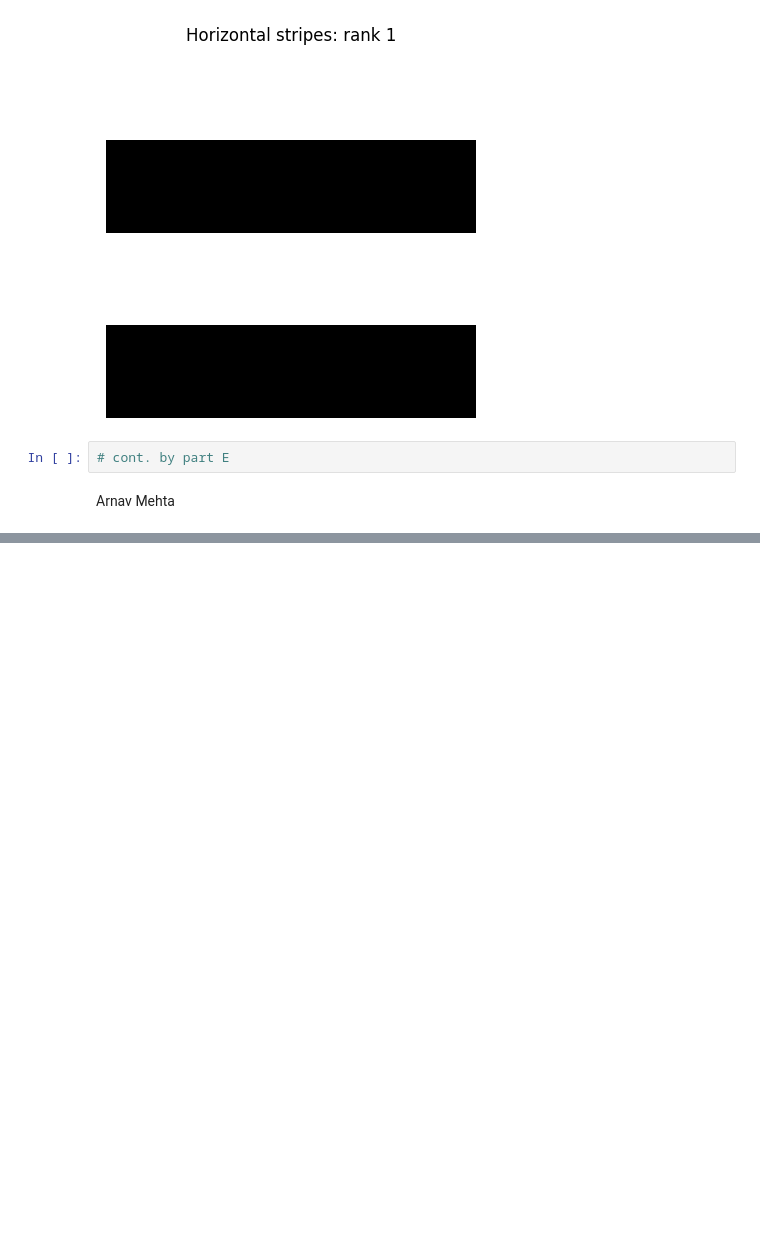
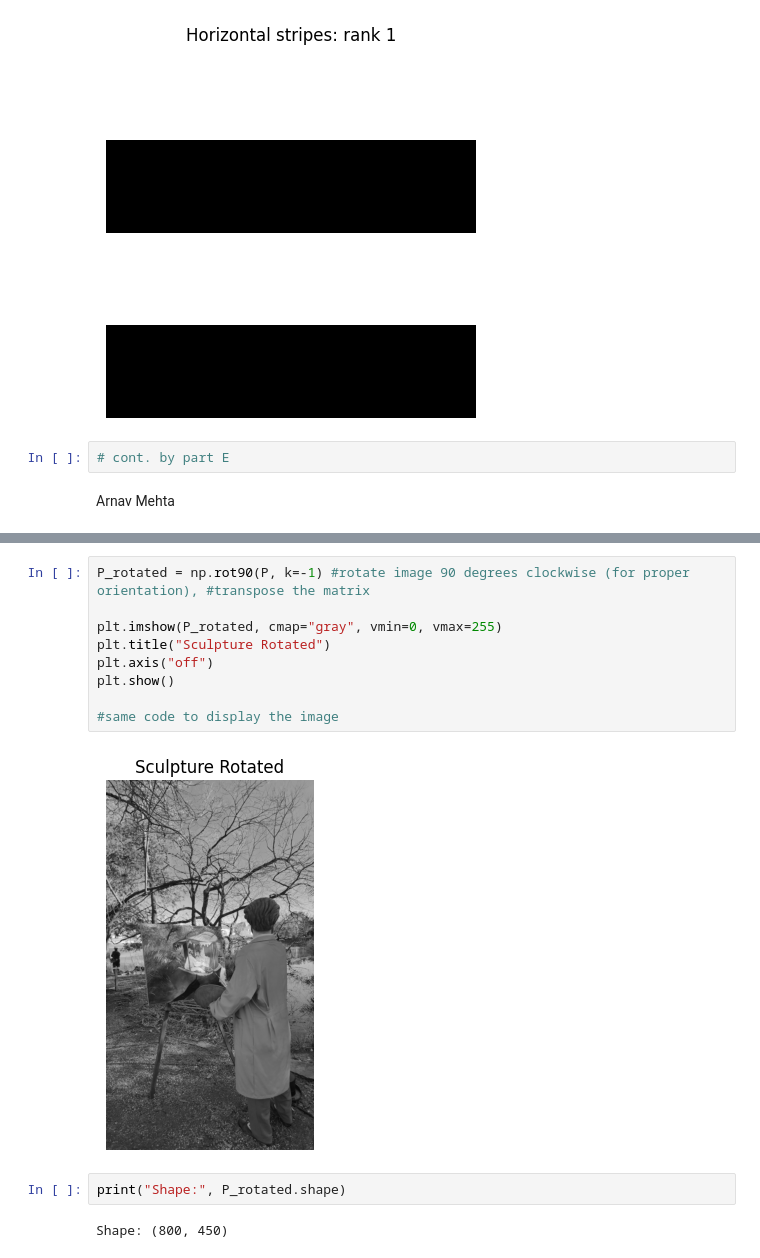
Before and after one commit to TreesaAbraham/svd-image-compression-MATH344L, a Jupyter notebook: notebook/01_image_as_matrix.ipynb, the cells around one changed output, grey strips where cells are left out. Saved outputs shown, nothing was run; the diff lists cells and outputs as text; blank space fills up the shorter version.

```diff
--- a/notebook/01_image_as_matrix.ipynb
+++ b/notebook/01_image_as_matrix.ipynb
@@ -131,0 +171,15 @@ Saving 20260309_152953.jpg to 20260309_152953.jpg
+# %%
+P_rotated = np.rot90(P, k=-1) #rotate image 90 degrees clockwise (for proper orientation), #transpose the matrix
+
+plt.imshow(P_rotated, cmap="gray", vmin=0, vmax=255)
+plt.title("Sculpture Rotated")
+plt.axis("off")
+plt.show()
+
+#same code to display the image
+# %% [output]
+[figure, added]
+# %%
+print("Shape:", P_rotated.shape)
+# %% [output]
+Shape: (800, 450)
```
Also changed, not shown: parts of 14 cells of this notebook.
